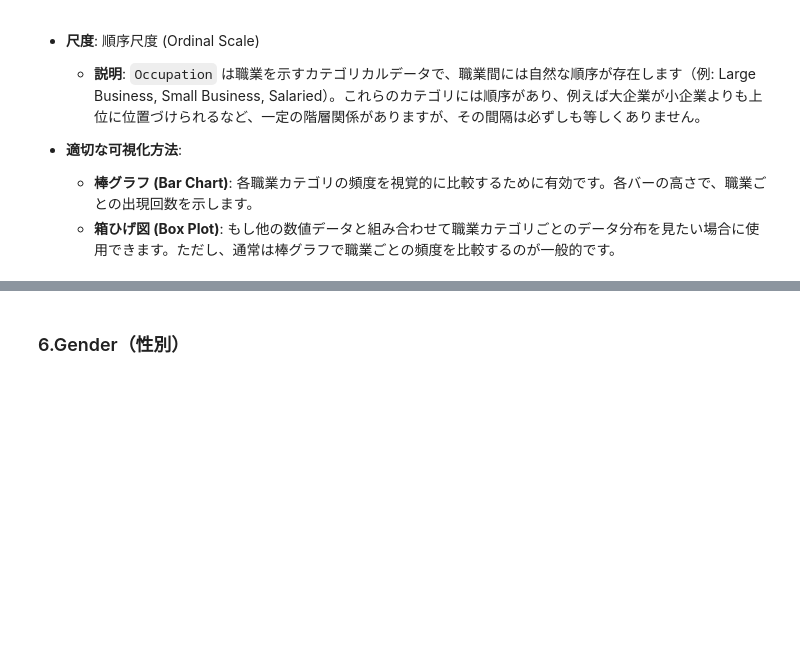
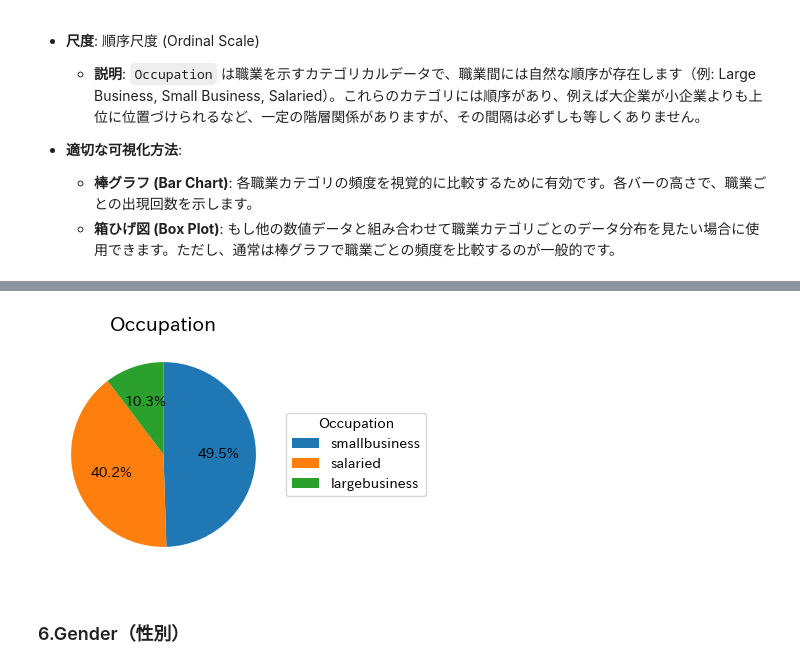
Before and after one commit to Ry02024/SignateCup2024Summer_Ry032, a Jupyter notebook: notebooks/DataAnalysis.ipynb, the cells around one changed output, grey strips where cells are left out. Cells and saved outputs as stored; diff of their text form; code cells hidden in the pictures; blank space fills up the shorter version.

```diff
--- a/notebooks/DataAnalysis.ipynb
+++ b/notebooks/DataAnalysis.ipynb
@@ -327,3 +329,7 @@ PieChart(train['Occupation'])
+# %%
+visualization.PieChart(train_processed_x['Occupation'])
+# %% [output]
+[figure, added]
 # %% [markdown]
 ### 6.Gender（性別）
 # %% [markdown]
```
Also changed, not shown: parts of 211 cells of this notebook.
